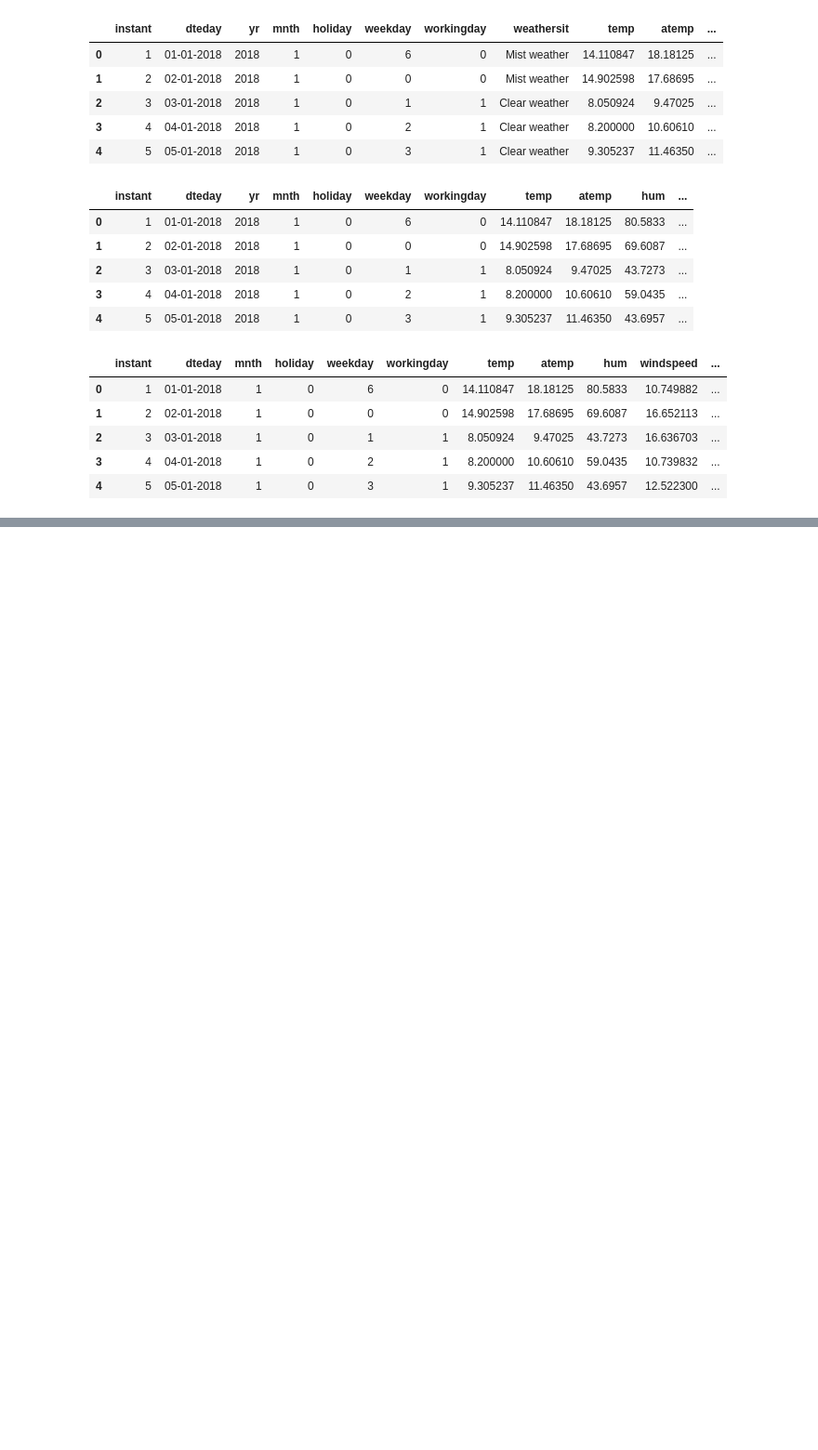
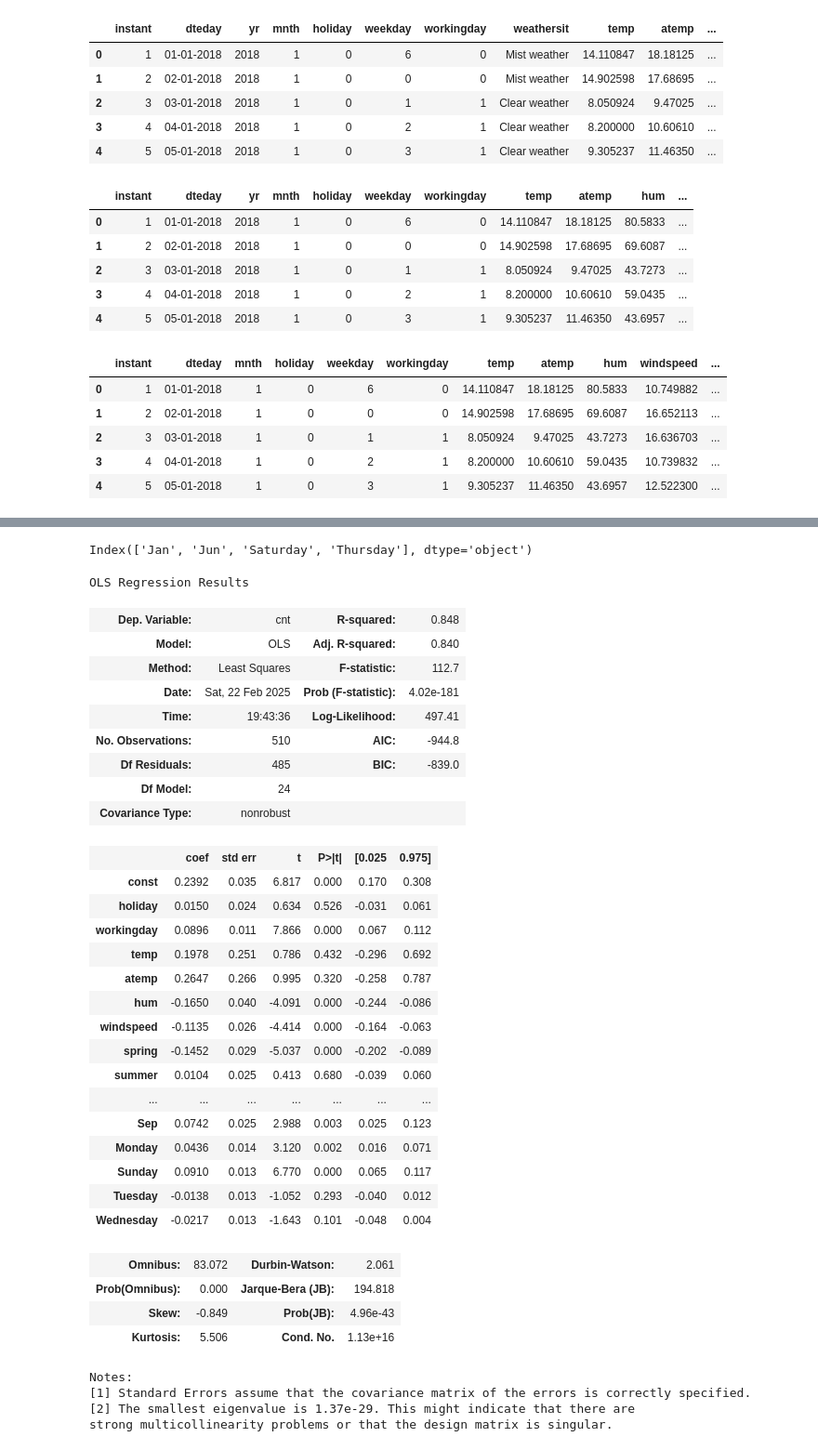
Before and after one commit to mohakp/bikeDemandLinReg, a Jupyter notebook: Mohak Purushottam Pingle.ipynb, the cells around one changed output, grey strips where cells are left out. Shown at 93% size. Cells and saved outputs as stored; diff of their text form; code cells hidden in the pictures; blank space fills up the shorter version.

```diff
--- a/Mohak Purushottam Pingle.ipynb
+++ b/Mohak Purushottam Pingle.ipynb
@@ -248,0 +431,5 @@ day.head()
+# %%
+# Identify X train and y train
+y_train = df_train.pop('cnt')
+X_train = df_train
+X_train.head()
@@ -248,0 +446,5 @@ day.head()
+# %%
+lm = LinearRegression()
+lm.fit(X_train,y_train)
+rfe = RFE(lm,n_features_to_select=25) # top 25
+rfe.fit(X_train,y_train)
@@ -248,0 +473,46 @@ day.head()
+# %%
+col = X_train.columns[rfe.support_]
+# %%
+X_train.columns[~rfe.support_]
+# %% [output]
+Index(['Jan', 'Jun', 'Saturday', 'Thursday'], dtype='object')
+# %%
+X_train_rfe = X_train[col]
+X_train_rfe = sm.add_constant(X_train_rfe)
+lm = sm.OLS(y_train,X_train_rfe).fit()
+lm.summary()
+# %% [output]
+OLS Regression Results
+| Dep. Variable: | cnt | R-squared: | 0.848 |
+| Model: | OLS | Adj. R-squared: | 0.840 |
+| Method: | Least Squares | F-statistic: | 112.7 |
+| Date: | Sat, 22 Feb 2025 | Prob (F-statistic): | 4.02e-181 |
+| Time: | 19:43:36 | Log-Likelihood: | 497.41 |
+| No. Observations: | 510 | AIC: | -944.8 |
+| Df Residuals: | 485 | BIC: | -839.0 |
+| Df Model: | 24 |  |  |
+| Covariance Type: | nonrobust |  |  |
+|  | coef | std err | t | P>|t| | [0.025 | 0.975] |
+| const | 0.2392 | 0.035 | 6.817 | 0.000 | 0.170 | 0.308 |
+| holiday | 0.0150 | 0.024 | 0.634 | 0.526 | -0.031 | 0.061 |
+| workingday | 0.0896 | 0.011 | 7.866 | 0.000 | 0.067 | 0.112 |
+| temp | 0.1978 | 0.251 | 0.786 | 0.432 | -0.296 | 0.692 |
+| atemp | 0.2647 | 0.266 | 0.995 | 0.320 | -0.258 | 0.787 |
+| hum | -0.1650 | 0.040 | -4.091 | 0.000 | -0.244 | -0.086 |
+| windspeed | -0.1135 | 0.026 | -4.414 | 0.000 | -0.164 | -0.063 |
+| spring | -0.1452 | 0.029 | -5.037 | 0.000 | -0.202 | -0.089 |
+| summer | 0.0104 | 0.025 | 0.413 | 0.680 | -0.039 | 0.060 |
+| ... | ... | ... | ... | ... | ... | ... |
+| Sep | 0.0742 | 0.025 | 2.988 | 0.003 | 0.025 | 0.123 |
+| Monday | 0.0436 | 0.014 | 3.120 | 0.002 | 0.016 | 0.071 |
+| Sunday | 0.0910 | 0.013 | 6.770 | 0.000 | 0.065 | 0.117 |
+| Tuesday | -0.0138 | 0.013 | -1.052 | 0.293 | -0.040 | 0.012 |
+| Wednesday | -0.0217 | 0.013 | -1.643 | 0.101 | -0.048 | 0.004 |
+| Omnibus: | 83.072 | Durbin-Watson: | 2.061 |
+| Prob(Omnibus): | 0.000 | Jarque-Bera (JB): | 194.818 |
+| Skew: | -0.849 | Prob(JB): | 4.96e-43 |
+| Kurtosis: | 5.506 | Cond. No. | 1.13e+16 |
+Notes:
+[1] Standard Errors assume that the covariance matrix of the errors is correctly specified.
+[2] The smallest eigenvalue is 1.37e-29. This might indicate that there are
+strong multicollinearity problems or that the design matrix is singular.
```
Also changed, not shown: parts of 44 cells of this notebook.
